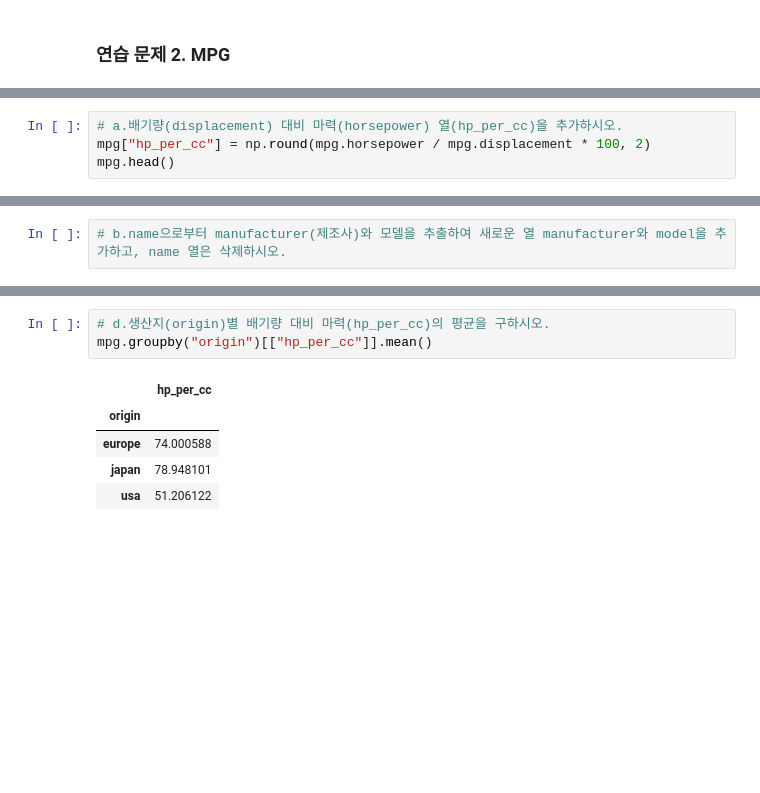
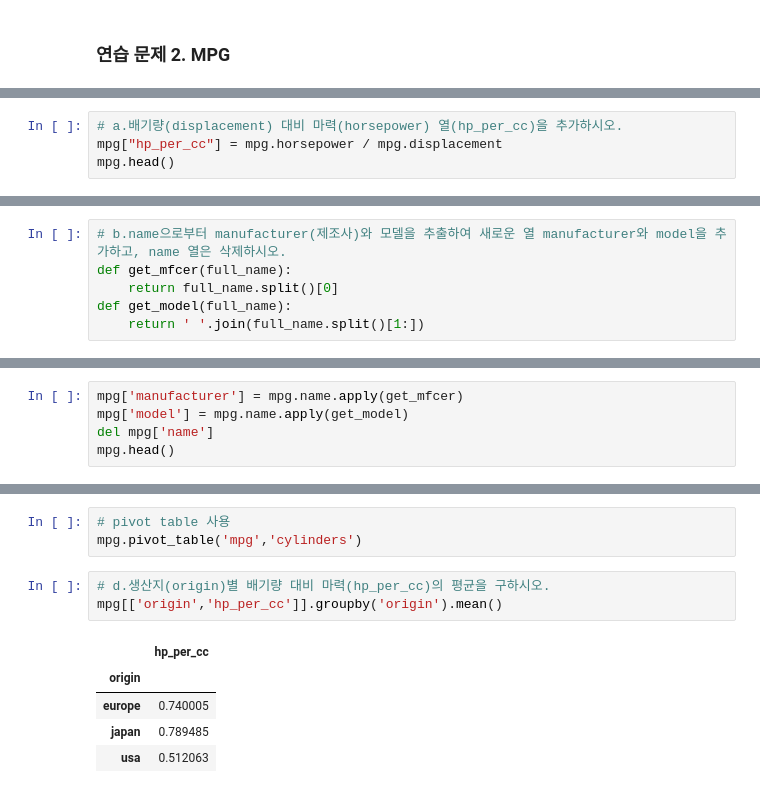
Before and after one commit to chereen228/Data-Analysis, a Jupyter notebook: 02.pandas/10_연습문제.ipynb, the cells around one changed output, grey strips where cells are left out. Drawn from its saved outputs; the diff is of its cells as text; blank space fills up the shorter version.

```diff
--- a/02.pandas/10_연습문제.ipynb
+++ b/02.pandas/10_연습문제.ipynb
@@ -161,7 +183,7 @@ mpg.tail()
 | 397 | 31.0 | 4 | 119.0 | 82.0 | 2720 | 19.4 | 82 | usa | chevy s-10 |
 # %%
 # a.배기량(displacement) 대비 마력(horsepower) 열(hp_per_cc)을 추가하시오.
-mpg["hp_per_cc"] = np.round(mpg.horsepower / mpg.displacement * 100, 2)
+mpg["hp_per_cc"] = mpg.horsepower / mpg.displacement
 mpg.head()
 # %% [output]
 |  | mpg | cylinders | displacement | horsepower | weight | acceleration | model_year | origin | name | ... |
@@ -172,3 +194,7 @@ mpg.head()
 | 4 | 17.0 | 8 | 302.0 | 140.0 | 3449 | 10.5 | 70 | usa | ford torino | ... |
 # %%
 # b.name으로부터 manufacturer(제조사)와 모델을 추출하여 새로운 열 manufacturer와 model을 추가하고, name 열은 삭제하시오.
+def get_mfcer(full_name):
+    return full_name.split()[0]
+def get_model(full_name):
+    return ' '.join(full_name.split()[1:])
@@ -174,0 +209,5 @@ mpg.head()
+# %%
+mpg['manufacturer'] = mpg.name.apply(get_mfcer)
+mpg['model'] = mpg.name.apply(get_model)
+del mpg['name']
+mpg.head()
@@ -183,14 +229,17 @@ mpg.groupby("cylinders")[["mpg"]].mean()
 | 5 | 27.366667 |
 | 6 | 19.985714 |
 | 8 | 14.963107 |
+# %%
+# pivot table 사용
+mpg.pivot_table('mpg','cylinders')
 # %%
 # d.생산지(origin)별 배기량 대비 마력(hp_per_cc)의 평균을 구하시오.
-mpg.groupby("origin")[["hp_per_cc"]].mean()
+mpg[['origin','hp_per_cc']].groupby('origin').mean()
 # %% [output]
 |  | hp_per_cc |
 | origin |  |
-| europe | 74.000588 |
-| japan | 78.948101 |
-| usa | 51.206122 |
+| europe | 0.740005 |
+| japan | 0.789485 |
+| usa | 0.512063 |
 # %%
 # e.모델이 5개 이상인 제조사에 대하여 연비(mpg)의 평균이 가장 좋은 제조사 Top 5를 구하시오.
```
Also changed, not shown: parts of 18 cells of this notebook.
